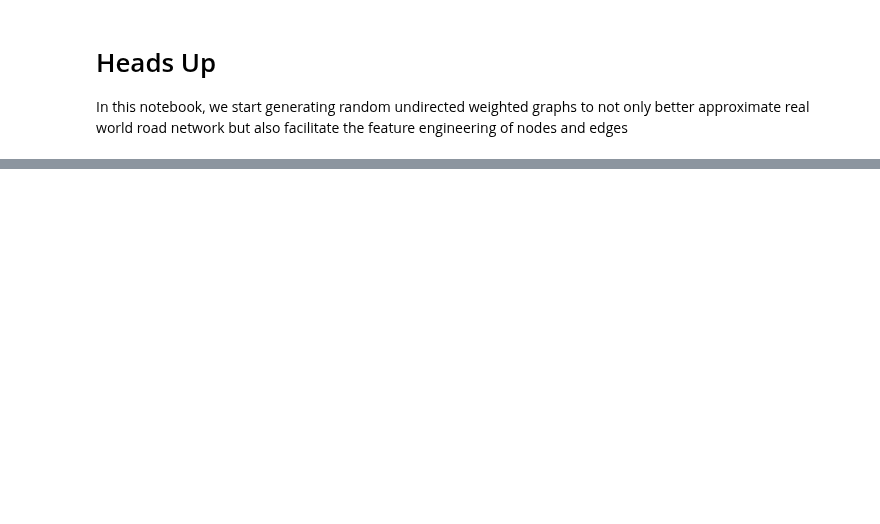
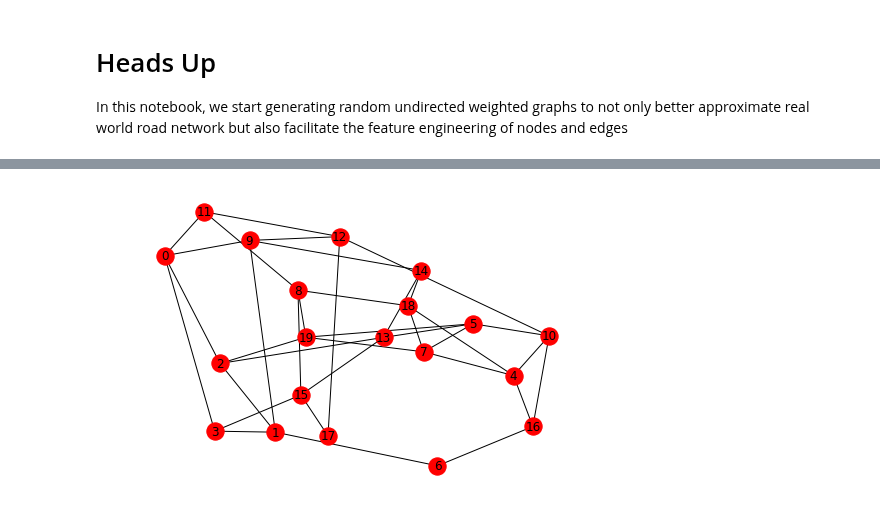
Before and after one commit to zhoutianyu16tue/PathFinder, a Jupyter notebook: dijkstra_path_finder.ipynb, the cells around one changed output, grey strips where cells are left out. Cells and saved outputs as stored; diff of their text form; code cells hidden in the pictures; blank space fills up the shorter version.

```diff
--- a/dijkstra_path_finder.ipynb
+++ b/dijkstra_path_finder.ipynb
@@ -232,0 +248,4 @@ def generate_dataset(G, depth=3):
+# %%
+plot_g(G)
+# %% [output]
+[figure, added]
```
Also changed, not shown: parts of 6 cells of this notebook.
